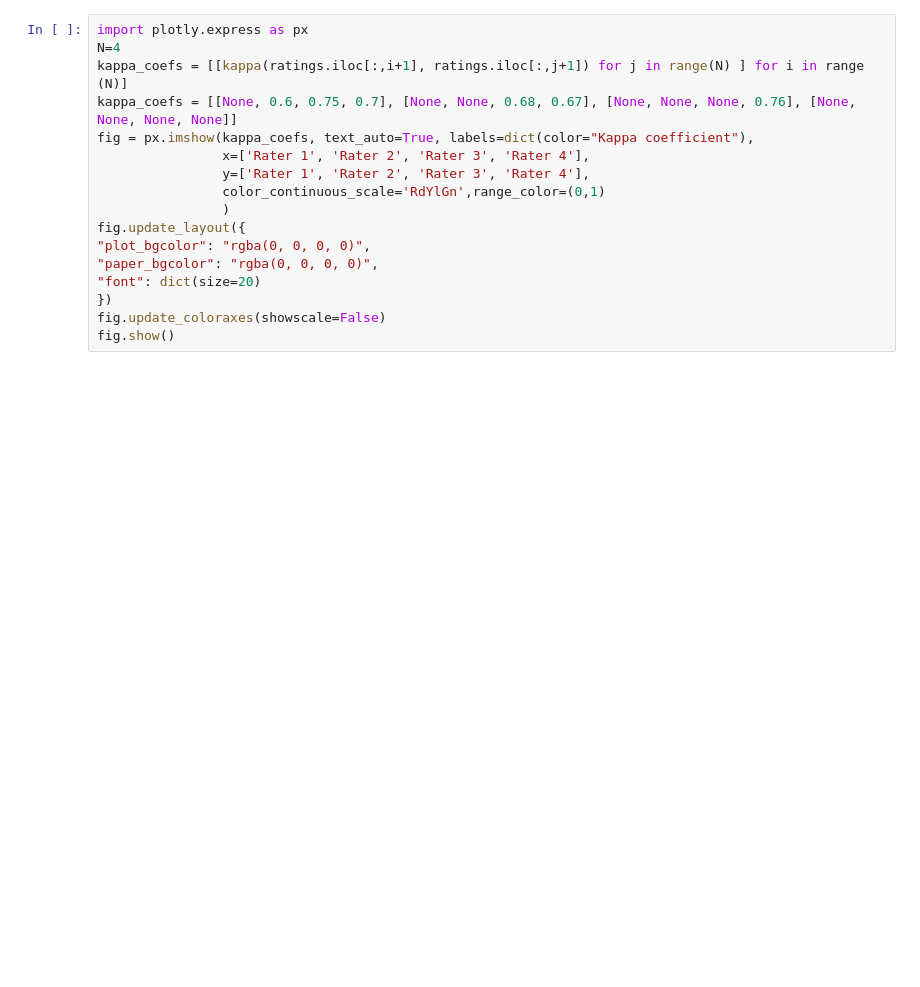
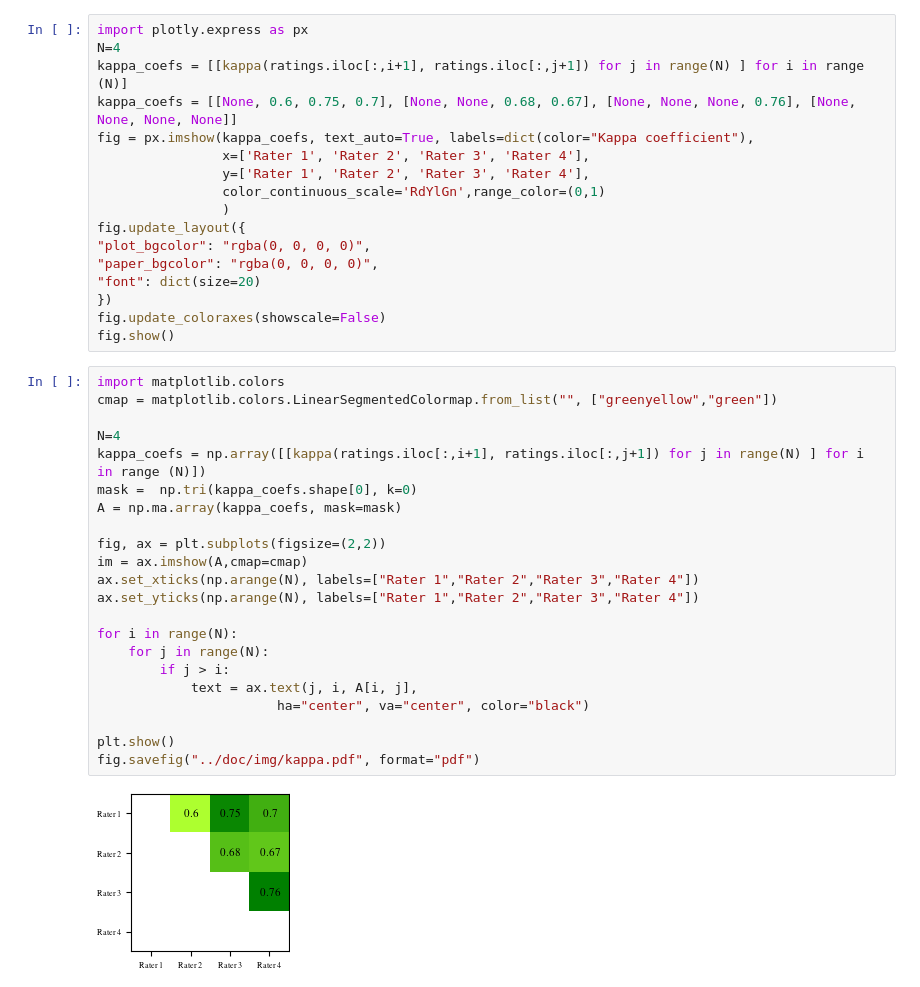
Before and after one commit to mlcolab/learning-dependencies, a Jupyter notebook: exp/24_validation_results.ipynb, the cells around one changed output. Cells and saved outputs as stored; diff of their text form; blank space fills up the shorter version.

```diff
--- a/exp/24_validation_results.ipynb
+++ b/exp/24_validation_results.ipynb
@@ -60,3 +95,27 @@ fig.update_layout({
 })
 fig.update_coloraxes(showscale=False)
 fig.show()
+# %%
+import matplotlib.colors
+cmap = matplotlib.colors.LinearSegmentedColormap.from_list("", ["greenyellow","green"])
+
+N=4
+kappa_coefs = np.array([[kappa(ratings.iloc[:,i+1], ratings.iloc[:,j+1]) for j in range(N) ] for i in range (N)])
+mask =  np.tri(kappa_coefs.shape[0], k=0)
+A = np.ma.array(kappa_coefs, mask=mask)
+
+fig, ax = plt.subplots(figsize=(2,2))
+im = ax.imshow(A,cmap=cmap)
+ax.set_xticks(np.arange(N), labels=["Rater 1","Rater 2","Rater 3","Rater 4"])
+ax.set_yticks(np.arange(N), labels=["Rater 1","Rater 2","Rater 3","Rater 4"])
+
+for i in range(N):
+    for j in range(N):
+        if j > i:
+            text = ax.text(j, i, A[i, j],
+                       ha="center", va="center", color="black")
+
+plt.show()
+fig.savefig("../doc/img/kappa.pdf", format="pdf")
+# %% [output]
+[figure, added]
```
Also changed, not shown: parts of 6 cells of this notebook, 9 other files.
